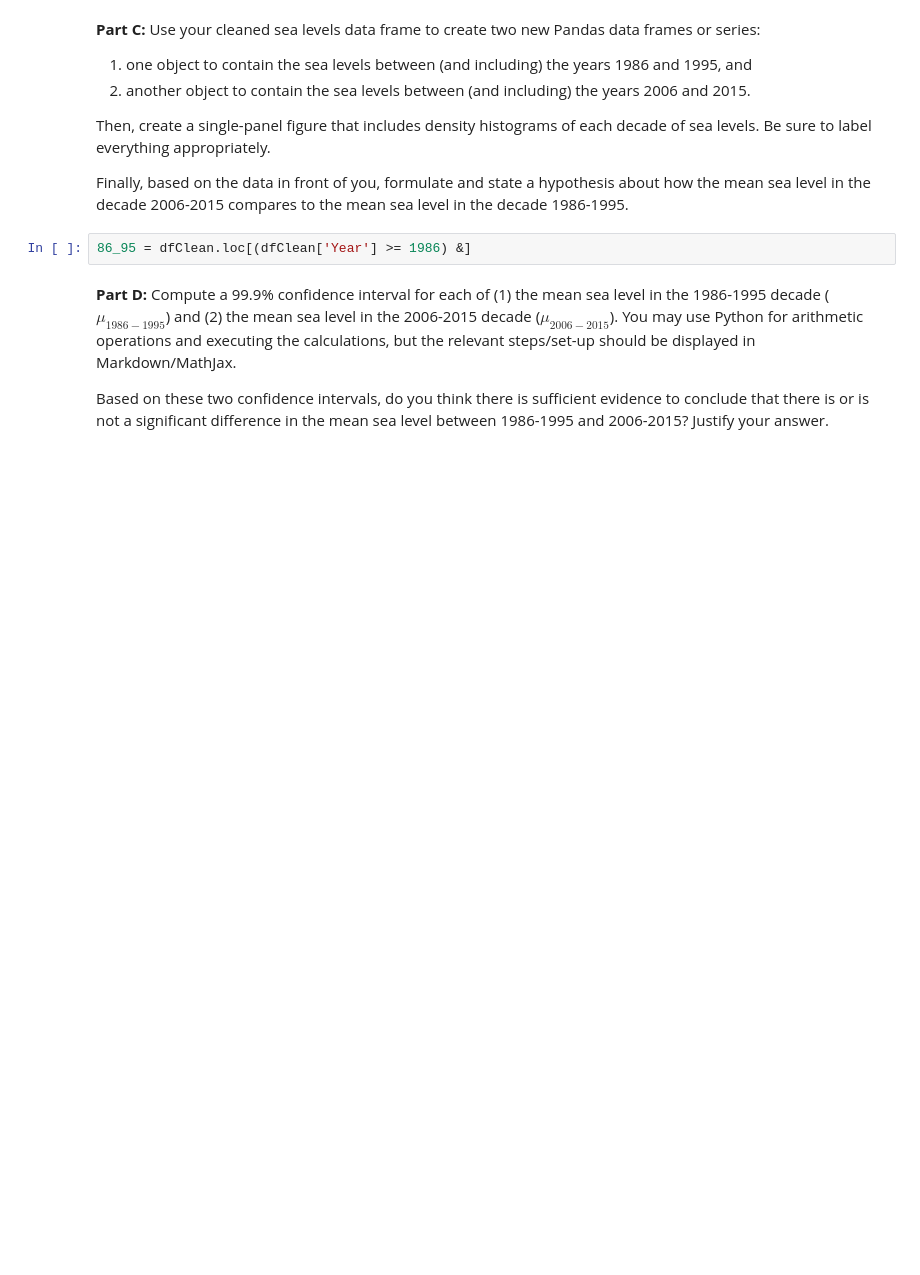
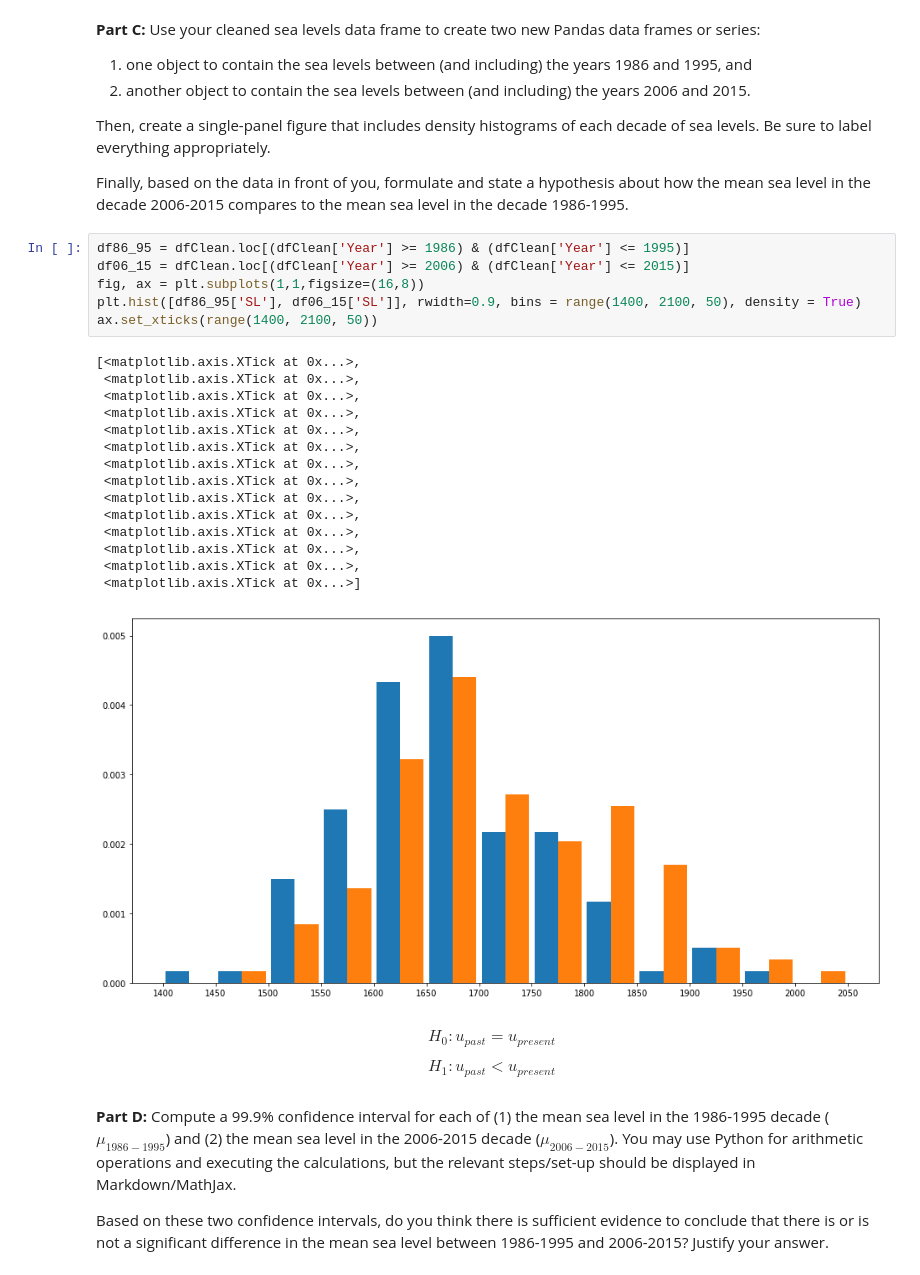
Before and after one commit to howardmonington/friendly-fortnight, a Jupyter notebook: homework/homework5/hmwk05_Kennedy_Alex.ipynb, the cells around one changed output. Cells and saved outputs as stored; diff of their text form; blank space fills up the shorter version.

```diff
--- a/homework/homework5/hmwk05_Kennedy_Alex.ipynb
+++ b/homework/homework5/hmwk05_Kennedy_Alex.ipynb
@@ -128,8 +128,36 @@ Text(0.5,1,'Monthly Sea Levels, measured in millimeters, 1913-2018')
 Then, create a single-panel figure that includes density histograms of each decade of sea levels. Be sure to label everything appropriately.
 
 Finally, based on the data in front of you, formulate and state a hypothesis about how the mean sea level in the decade 2006-2015 compares to the mean sea level in the decade 1986-1995.
-# %%
-86_95 = dfClean.loc[(dfClean['Year'] >= 1986) &]
+# %%
+df86_95 = dfClean.loc[(dfClean['Year'] >= 1986) & (dfClean['Year'] <= 1995)]
+df06_15 = dfClean.loc[(dfClean['Year'] >= 2006) & (dfClean['Year'] <= 2015)]
+fig, ax = plt.subplots(1,1,figsize=(16,8))
+plt.hist([df86_95['SL'], df06_15['SL']], rwidth=0.9, bins = range(1400, 2100, 50), density = True)
+ax.set_xticks(range(1400, 2100, 50))
+# %% [output]
+[<matplotlib.axis.XTick at 0x...>,
+ <matplotlib.axis.XTick at 0x...>,
+ <matplotlib.axis.XTick at 0x...>,
+ <matplotlib.axis.XTick at 0x...>,
+ <matplotlib.axis.XTick at 0x...>,
+ <matplotlib.axis.XTick at 0x...>,
+ <matplotlib.axis.XTick at 0x...>,
+ <matplotlib.axis.XTick at 0x...>,
+ <matplotlib.axis.XTick at 0x...>,
+ <matplotlib.axis.XTick at 0x...>,
+ <matplotlib.axis.XTick at 0x...>,
+ <matplotlib.axis.XTick at 0x...>,
+ <matplotlib.axis.XTick at 0x...>,
+ <matplotlib.axis.XTick at 0x...>]
+[figure, added]
+# %% [markdown]
+$$
+    H_0: u_{past} = u_{present}
+$$
+
+$$
+    H_1: u_{past} < u_{present}
+$$
 # %% [markdown]
 **Part D:** Compute a 99.9% confidence interval for each of (1) the mean sea level in the 1986-1995 decade ($\mu_{1986-1995}$) and (2) the mean sea level in the 2006-2015 decade ($\mu_{2006-2015}$).  You may use Python for arithmetic operations and executing the calculations, but the relevant steps/set-up should be displayed in Markdown/MathJax.
 
```
Also changed, not shown: parts of 17 cells of this notebook.
